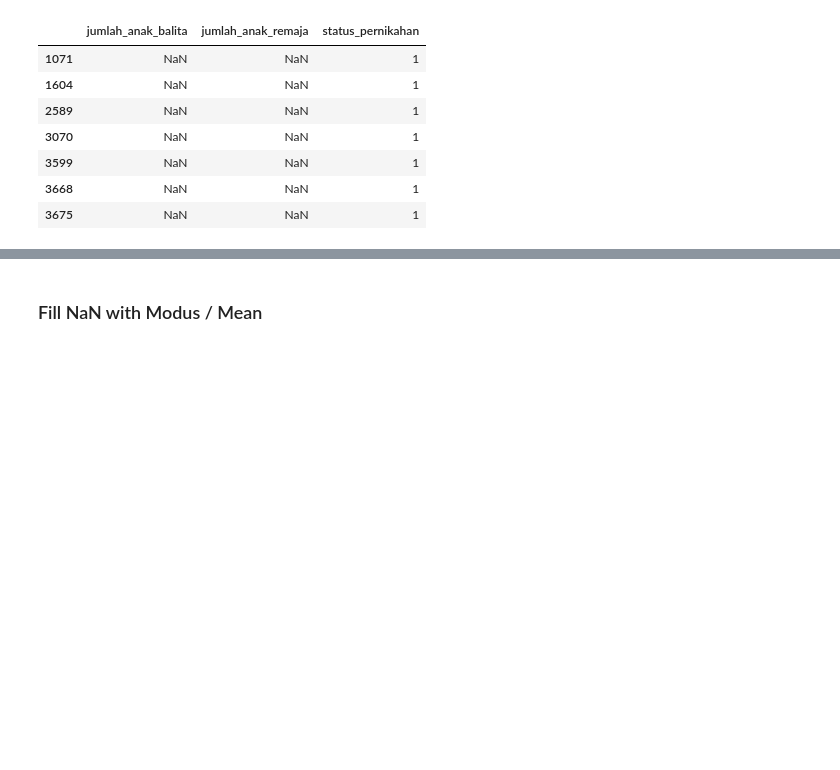
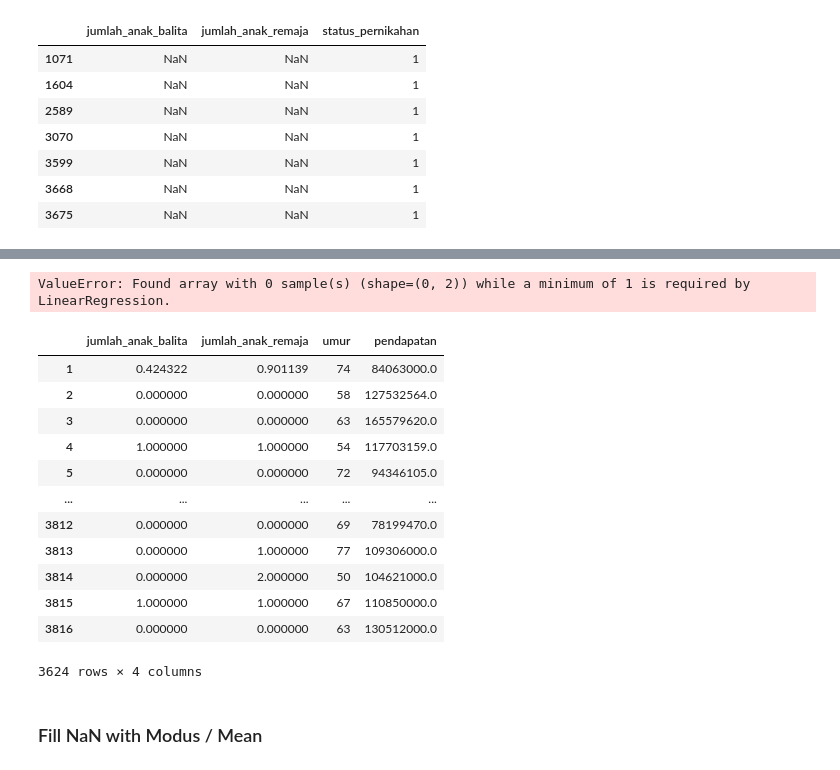
Before and after one commit to xylamaharani/FindIT-Kaggle-Competition, a Jupyter notebook: notebook.ipynb, the cells around one changed output, grey strips where cells are left out. Drawn from its saved outputs; the diff is of its cells as text; code cells hidden in the pictures; blank space fills up the shorter version.

```diff
--- a/notebook.ipynb
+++ b/notebook.ipynb
@@ -364,3 +447,44 @@ df_checking_nikah[(df_checking_nikah['status_pernikahan'] == 1) & ((df_checking_
+# %%
+from sklearn.linear_model import LinearRegression
+
+# Step 1: Split the data into training and prediction sets
+train_data = df_nikah.dropna()  # Data with non-null target values
+prediction_data = df_nikah[df_nikah['jumlah_anak_balita'].isnull() | df_nikah['jumlah_anak_remaja'].isnull()]  # Data with missing target values
+
+# Step 2: Prepare the feature matrix (X) and target vector (y) for the training set
+X_train = train_data[['umur', 'pendapatan']]
+y_train = train_data[['jumlah_anak_balita', 'jumlah_anak_remaja']]
+
+# Step 3: Train a linear regression model
+model = LinearRegression()
+model.fit(X_train, y_train)
+
+# Step 4: Predict missing values using the trained model
+X_pred = prediction_data[['umur', 'pendapatan']]
+predicted_values = model.predict(X_pred)
+
+# Step 5: Fill the NaN values in the original DataFrame with the predicted values
+df_nikah.loc[X_pred.index, ['jumlah_anak_balita', 'jumlah_anak_remaja']] = predicted_values
+
+# Now df_nikah should have null values in 'jumlah_anak_balita' and 'jumlah_anak_remaja' columns filled with predicted values
+# %% [output]
+ValueError: Found array with 0 sample(s) (shape=(0, 2)) while a minimum of 1 is required by LinearRegression.
+# %%
+df_nikah
+# %% [output]
+|  | jumlah_anak_balita | jumlah_anak_remaja | umur | pendapatan |
+| 1 | 0.424322 | 0.901139 | 74 | 84063000.0 |
+| 2 | 0.000000 | 0.000000 | 58 | 127532564.0 |
+| 3 | 0.000000 | 0.000000 | 63 | 165579620.0 |
+| 4 | 1.000000 | 1.000000 | 54 | 117703159.0 |
+| 5 | 0.000000 | 0.000000 | 72 | 94346105.0 |
+| ... | ... | ... | ... | ... |
+| 3812 | 0.000000 | 0.000000 | 69 | 78199470.0 |
+| 3813 | 0.000000 | 1.000000 | 77 | 109306000.0 |
+| 3814 | 0.000000 | 2.000000 | 50 | 104621000.0 |
+| 3815 | 1.000000 | 1.000000 | 67 | 110850000.0 |
+| 3816 | 0.000000 | 0.000000 | 63 | 130512000.0 |
+3624 rows × 4 columns
 # %% [markdown]
 ### Fill NaN with Modus / Mean
 # %%
```
Also changed, not shown: parts of 11 cells of this notebook.
